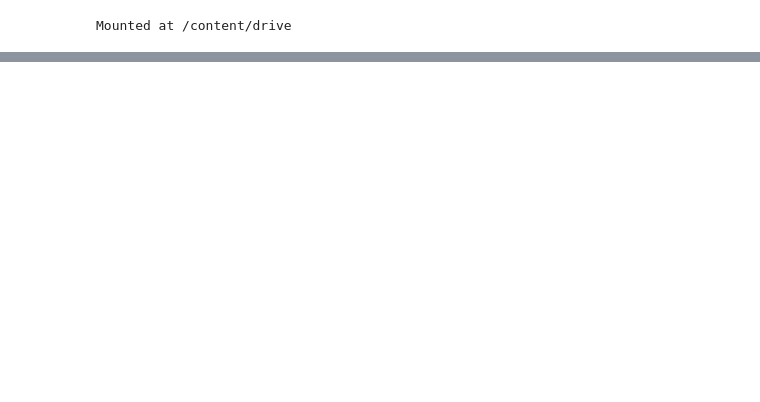
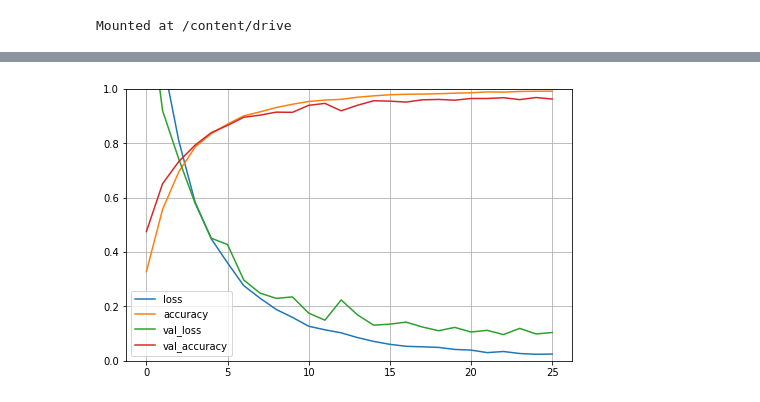
Before and after one commit to TarunChaubey/A, a Jupyter notebook: Task_2.ipynb, the cells around one changed output, grey strips where cells are left out. Drawn from its saved outputs; the diff is of its cells as text; code cells hidden in the pictures; blank space fills up the shorter version.

```diff
--- a/Task_2.ipynb
+++ b/Task_2.ipynb
@@ -95,6 +159,6 @@ model = Model(inputs=EfficienmodeltNet.input, outputs=prediction)
+# %%
+callback = keras.callbacks.EarlyStopping(monitor='val_loss', patience=3)
 # %%
-model.compile(
-  loss='categorical_crossentropy',
-  optimizer='adam',
-  metrics=['accuracy']
-)
+model.compile(loss='categorical_crossentropy',
+              optimizer=sgd,
+              metrics=['accuracy'])
@@ -124,8 +164,0 @@ Found 1438 images belonging to 6 classes.
-# %%
-r = model.fit_generator(
-  training_set,
-  validation_data=test_set,
-  epochs=10,
-  steps_per_epoch=len(training_set),
-  validation_steps=len(test_set)
-)
@@ -133,0 +167,2 @@ Epoch 1/10
+# %%
+model_history=model.fit(x_train_reshaped,y_train,batch_size=32,epochs=epoch,validation_data=(x_val_reshaped,y_val),shuffle=True, callbacks=[callback])
@@ -133,0 +187,7 @@ Epoch 1/10
+# %%
+pd.DataFrame(model_history.history).plot(figsize=(8,5))
+plt.grid(True)
+plt.gca().set_ylim(0,1)
+plt.show()
+# %% [output]
+[figure, added]
```
Also changed, not shown: parts of 35 cells of this notebook.
